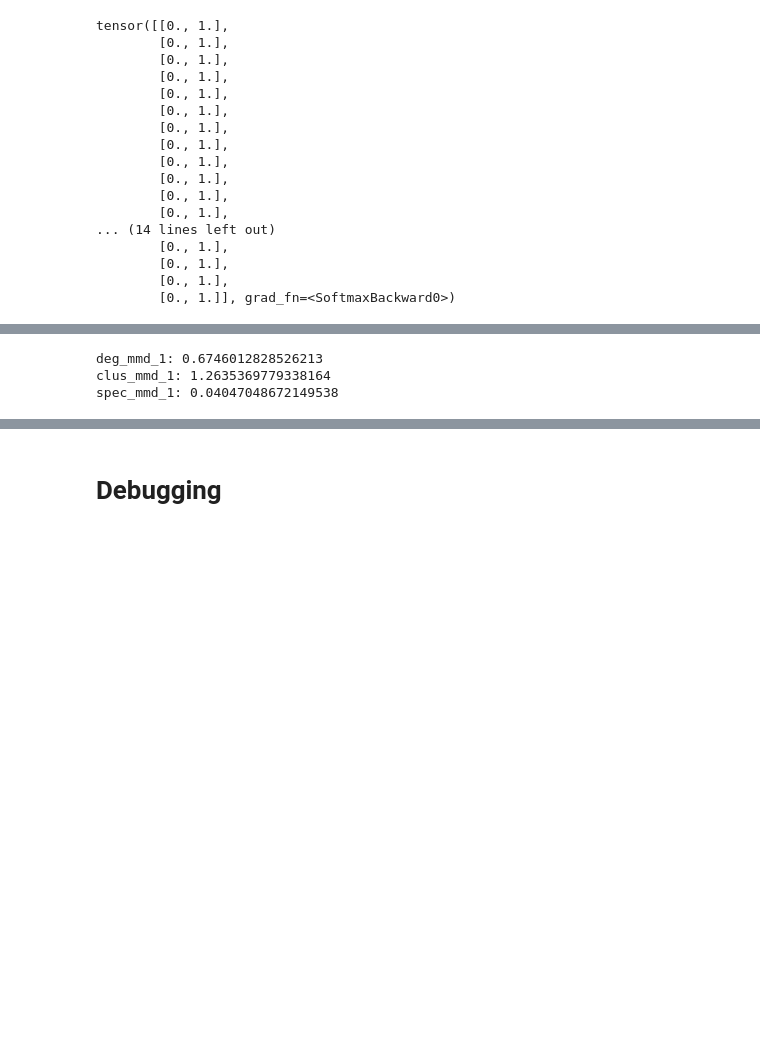
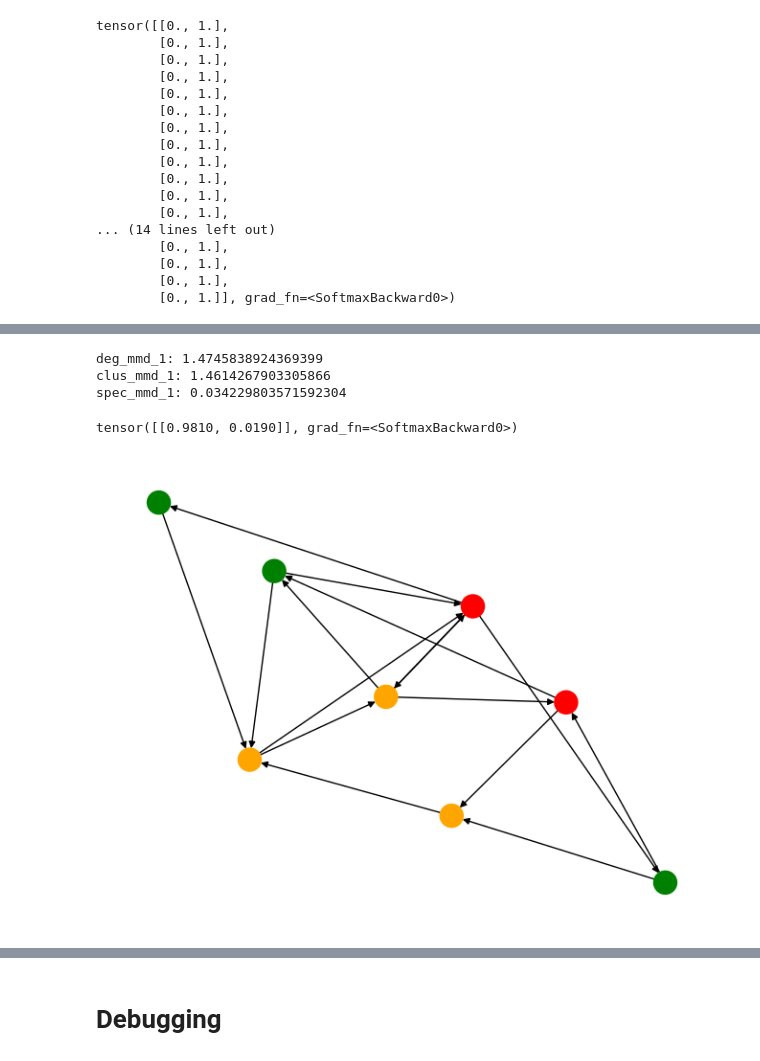
Before and after one commit to Tiny-Quant/SuperTest, a Jupyter notebook: coding/technical-details/main-notebook.ipynb, the cells around one changed output, grey strips where cells are left out. Drawn from its saved outputs; the diff is of its cells as text; code cells hidden in the pictures; blank space fills up the shorter version.

```diff
--- a/coding/technical-details/main-notebook.ipynb
+++ b/coding/technical-details/main-notebook.ipynb
@@ -727,0 +1097,25 @@ tensor([[0., 1.],
+# %%
+max_nodes = 8
+batch_size = 100
+# %%
+# training loop
+gen_0 = generator_model(max_nodes=max_nodes, num_cats=7,
+                        batch_size=batch_size, temp=0.15)
+gen_0.train()
+optimizer = torch.optim.RMSprop(gen_0.parameters())
+
+loss_fn = gnnIntLoss(target = torch.tensor([1.0, 0.0]),
+                     avg_embeddings=train_avg_embedding_0, budget=10)
+
+for epoch in range(1, 201):
+    G_gen = gen_0()
+
+    loss = loss_fn(G_gen, G_gen.edge_attr, 20)
+    print(f"Epoch: {epoch}, Loss: {loss}")
+    loss_weights = torch.tensor([1.0, 1.0, 1e-1])
+    loss = loss_weights @ loss
+    loss.backward()
+    torch.nn.utils.clip_grad_norm_(gen_0.parameters(), 1.0)
+
+    optimizer.step()
+    optimizer.zero_grad()
@@ -766,6 +1292,4 @@ spec_mmd_0: 0.047951158875187916
 # %%
-# Table 2 on page 8.
-
 graph_ref_list_1 = []
 for graph in train_data_list_1:
     graph_ref = pyg.data.Batch.from_data_list([graph])
@@ -774,13 +1298,20 @@ for graph in train_data_list_1:
     graph_ref_list_1.append(graph_ref)
 
 graph_pred_list_1 = []
-for graph in train_data_list_0:
-    noised_graph = forward_diffusion_sample(graph, torch.tensor([T-1]))
-    _, pred_graph = model_denoise_CF(noised_graph, torch.tensor([T-1]))
-    pred_graph.edge_attr = torch.bernoulli(pred_graph.edge_attr)
-    pred_graph = graph_to_nx(pred_graph)
-    pred_graph = pred_graph.to_undirected()
-    graph_pred_list_1.append(pred_graph)
+pred_graph = gen_1()
+
+pred_graph.edge_attr = torch.bernoulli(pred_graph.edge_attr)
+pred_graph.edge_index = pyg.utils.dense_to_sparse(
+    pred_graph.edge_attr.reshape(batch_size, max_nodes, max_nodes)
+)[0]
+pred_graph = clean_graph(pred_graph)
+
+data_list = to_data_list(pred_graph)
+data_list = [
+    pyg.utils.to_networkx(data).to_undirected()
+    for data in data_list
+]
+graph_pred_list_1 += data_list
 
 deg_mmd_1 = D4Explainer.degree_stats(
     graph_ref_list_1, graph_pred_list_1
@@ -798,6 +1329,25 @@ print(f"deg_mmd_1: {deg_mmd_1}")
 print(f"clus_mmd_1: {clus_mmd_1}")
 print(f"spec_mmd_1: {spec_mmd_1}")
 # %% [output]
-deg_mmd_1: 0.6746012828526213
-clus_mmd_1: 1.2635369779338164
-spec_mmd_1: 0.04047048672149538
+deg_mmd_1: 1.4745838924369399
+clus_mmd_1: 1.4614267903305866
+spec_mmd_1: 0.034229803571592304
+# %%
+# Visual 0
+pred_graph = gen_0()
+
+pred_graph.edge_attr = torch.bernoulli(pred_graph.edge_attr)
+pred_graph.edge_index = pyg.utils.dense_to_sparse(
+    pred_graph.edge_attr.reshape(batch_size, max_nodes, max_nodes)
+)[0]
+pred_graph = clean_graph(pred_graph)
+pred_graph = to_data_list(pred_graph)[0]
+print(F.softmax(explainee(pred_graph), dim=-1))
+
+pred_graph_colors = color_palette[torch.argmax(pred_graph.x, dim=1)]
+pred_graph_nx = pyg.utils.to_networkx(pred_graph)
+
+nx.draw(pred_graph_nx, node_color=pred_graph_colors)
+# %% [output]
+tensor([[0.9810, 0.0190]], grad_fn=<SoftmaxBackward0>)
+[figure, added]
```
Also changed, not shown: parts of 22 cells of this notebook.
